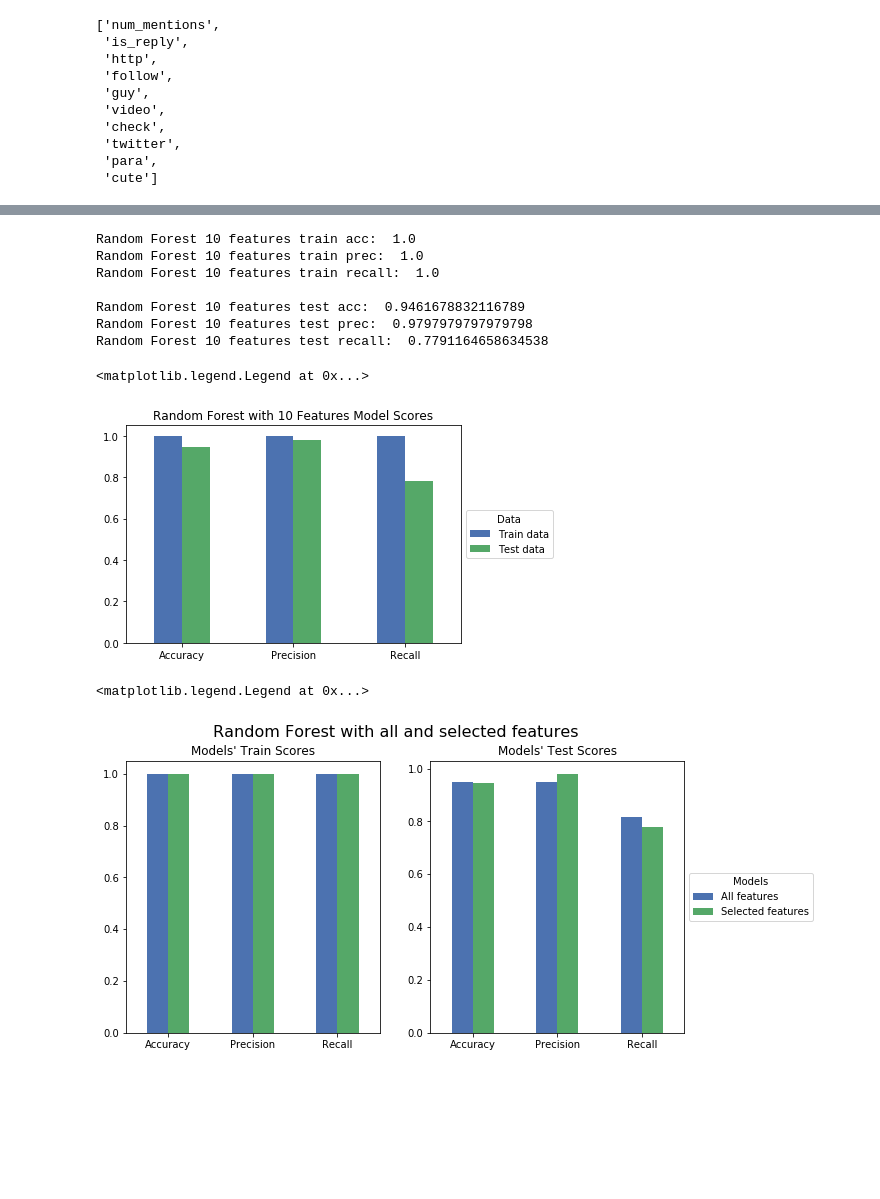
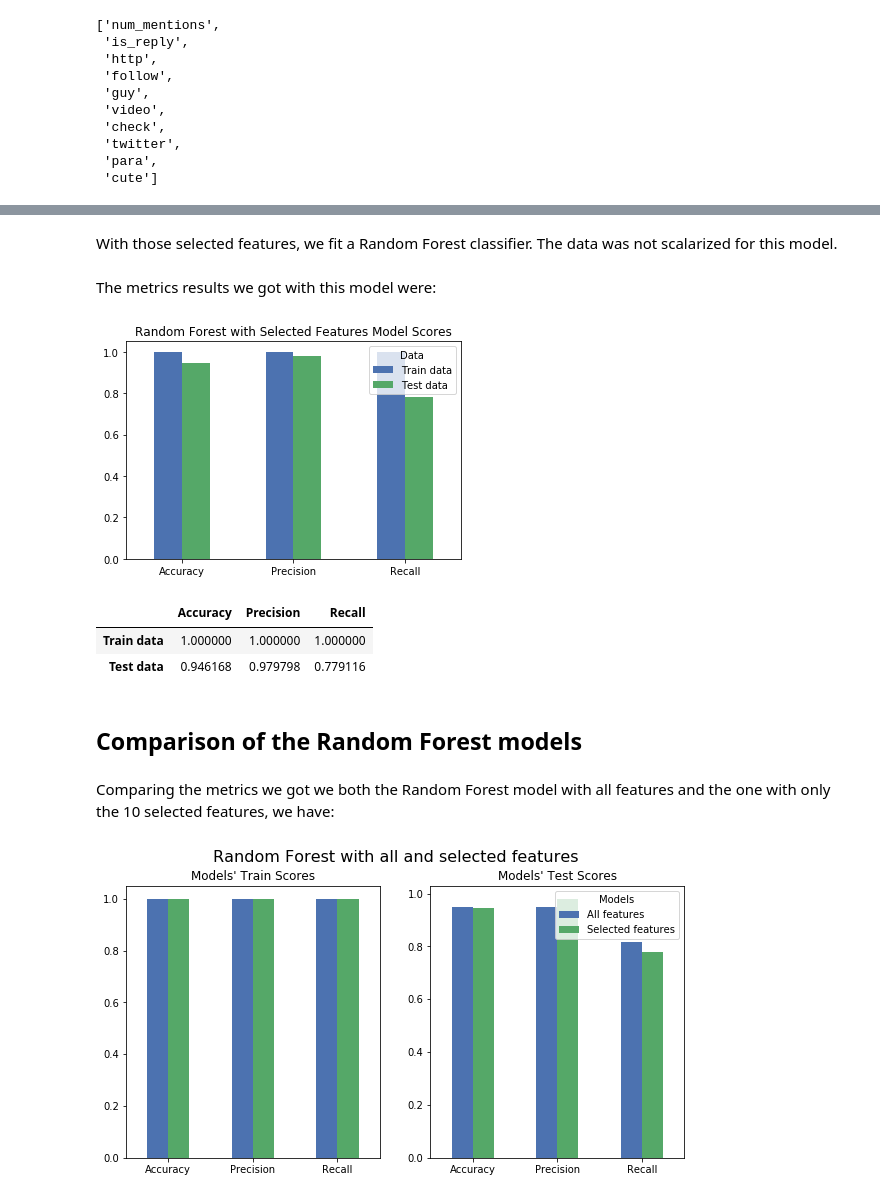
Before and after one commit to viguardieiro/TwitterProject, a Jupyter notebook: Classification_with_NLP.ipynb, the cells around one changed output, grey strips where cells are left out. Drawn from its saved outputs; the diff is of its cells as text; code cells hidden in the pictures; blank space fills up the shorter version.

```diff
--- a/Classification_with_NLP.ipynb
+++ b/Classification_with_NLP.ipynb
@@ -300,2 +300,4 @@ new_features
+# %% [markdown]
+With those selected features, we fit a Random Forest classifier. The data was not scalarized for this model.
 # %%
 rand_for_model_new = RandomForestClassifier().fit(X_train_selected, y_train)
@@ -304,41 +304,38 @@ rand_for_model_new = RandomForestClassifier().fit(X_train_selected, y_train)
-# %%
-print("Random Forest 10 features train acc: ", rand_for_model_new.score(X_train_selected, y_train))
-print("Random Forest 10 features train prec: ", metrics.precision_score(y_train, rand_for_model_new.predict(X_train_selected)))
-print("Random Forest 10 features train recall: ", metrics.recall_score(y_train, rand_for_model_new.predict(X_train_selected)))
-print("")
-print("Random Forest 10 features test acc: ", rand_for_model_new.score(X_test_selected, y_test))
-print("Random Forest 10 features test prec: ", metrics.precision_score(y_test, rand_for_model_new.predict(X_test_selected)))
-print("Random Forest 10 features test recall: ", metrics.recall_score(y_test, rand_for_model_new.predict(X_test_selected)))
-# %% [output]
-Random Forest 10 features train acc:  1.0
-Random Forest 10 features train prec:  1.0
-Random Forest 10 features train recall:  1.0
-
-Random Forest 10 features test acc:  0.9461678832116789
-Random Forest 10 features test prec:  0.9797979797979798
-Random Forest 10 features test recall:  0.7791164658634538
+# %% [markdown]
+The metrics results we got with this model were:
 # %%
-randomf_10_metrics_dic = {'Metric': ['Acc', 'Prec', 'Recall'],
+randomf_10_metrics_dic = {'Metric': ['Accuracy', 'Precision', 'Recall'],
         'Train data': [rand_for_model_new.score(X_train_selected, y_train),
                     metrics.precision_score(y_train, rand_for_model_new.predict(X_train_selected)),
                     metrics.recall_score(y_train, rand_for_model_new.predict(X_train_selected))],
         'Test data': [rand_for_model_new.score(X_test_selected, y_test),
                     metrics.precision_score(y_test, rand_for_model_new.predict(X_test_selected)),
                     metrics.recall_score(y_test, rand_for_model_new.predict(X_test_selected))]}
 
 randomf_10_metrics = pd.DataFrame(data=randomf_10_metrics_dic,
                         columns=['Metric','Train data','Test data'])
 
 fig, ax = plt.subplots()
 
 randomf_10_metrics.plot.bar(ax=ax)
 
-ax.set_title('Random Forest with 10 Features Model Scores')
+ax.set_title('Random Forest with Selected Features Model Scores')
 ax.set_xticklabels(['Accuracy', 'Precision', 'Recall'], rotation=0)
-ax.legend(title='Data',loc='center left', bbox_to_anchor=(1, 0.5))
+ax.legend(title='Data')
+
+plt.savefig('Random_forest_selected_model_scores.png')
 # %% [output]
-<matplotlib.legend.Legend at 0x...>
-[figure, old version]
+[figure, new version]
+# %%
+randomf_10_metrics.set_index('Metric').T.rename_axis(None, 1)
+# %% [output]
+|  | Accuracy | Precision | Recall |
+| Train data | 1.000000 | 1.000000 | 1.000000 |
+| Test data | 0.946168 | 0.979798 | 0.779116 |
+# %% [markdown]
+## Comparison of the Random Forest models
+# %% [markdown]
+Comparing the metrics we got we both the Random Forest model with all features and the one with only the 10 selected features, we have:
 # %%
 rf_train_metrics_dic = {'Metric': ['Acc', 'Prec', 'Recall'],
         'All features': [rand_for_model.score(X_train_sc, y_train),
@@ -376,7 +373,8 @@ rf_test_metrics.plot.bar(ax=ax[1])
 
 ax[1].set_title('Models\' Test Scores')
 ax[1].set_xticklabels(['Accuracy', 'Precision', 'Recall'], rotation=0)
-ax[1].legend(title='Models',loc='center left', bbox_to_anchor=(1, 0.5))
+ax[1].legend(title='Models')
+
+plt.savefig('Random_forest_models_scores.png')
 # %% [output]
-<matplotlib.legend.Legend at 0x...>
-[figure, old version]
+[figure, new version]
```
Also changed, not shown: parts of 43 cells of this notebook.
